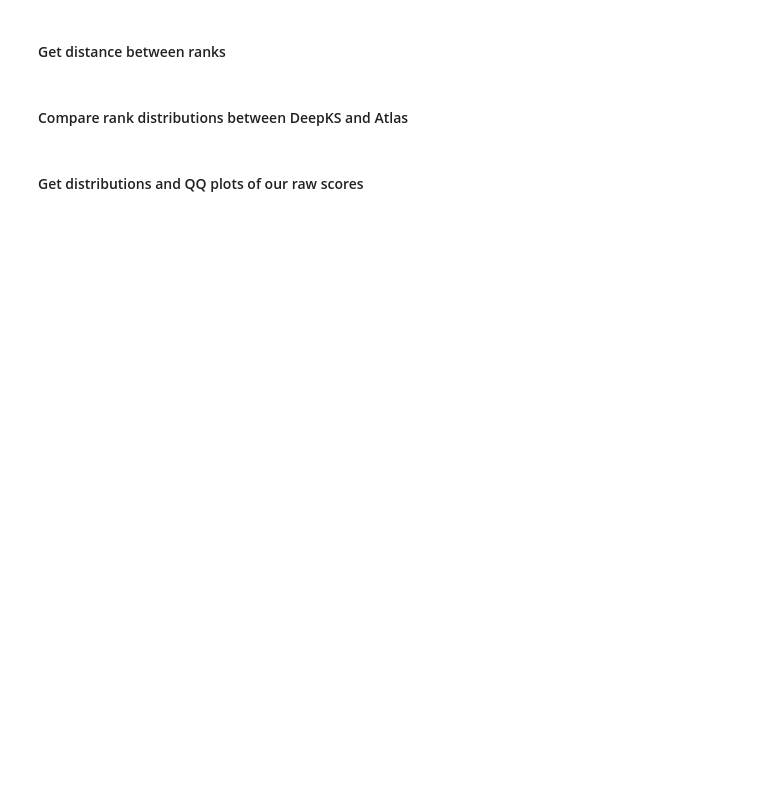
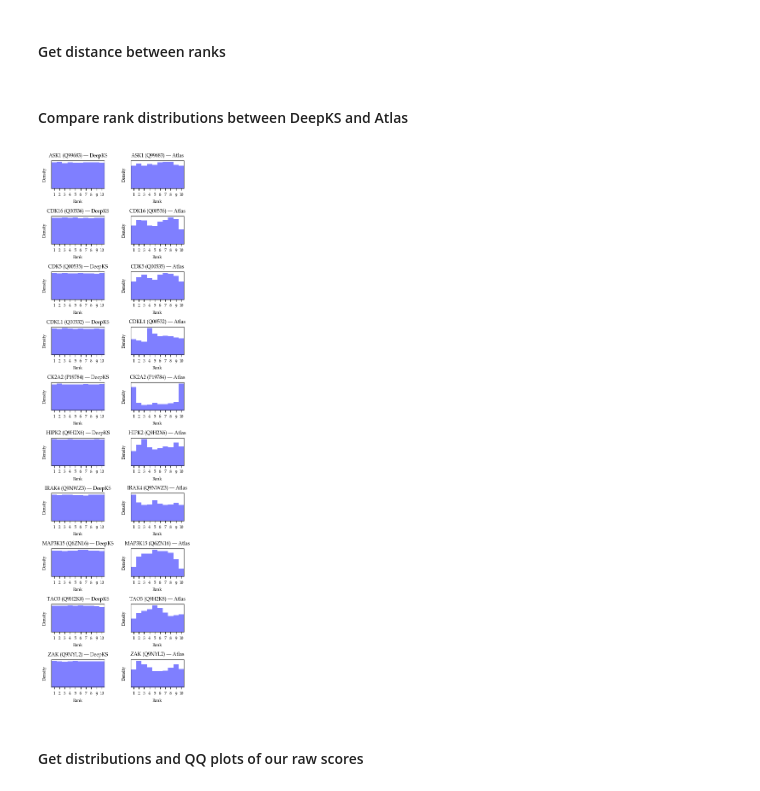
Before and after one commit to PNNL-Comp-Mass-Spec/DeepKS, a Jupyter notebook: discovery/nature_atlas/atlas_vs_deepks_2_figures.ipynb, the cells around one changed output. Cells and saved outputs as stored; diff of their text form; code cells hidden in the pictures; blank space fills up the shorter version.

```diff
--- a/discovery/nature_atlas/atlas_vs_deepks_2_figures.ipynb
+++ b/discovery/nature_atlas/atlas_vs_deepks_2_figures.ipynb
@@ -92,16 +98,19 @@ for c in range(10):
 # %%
 rcParams['font.size'] = 7
 titles = [x.replace("^Pctl", "").replace("^Rank", "").replace("|['", " (").replace("']", "").replace("['", "") + ")" for x in confusion_matrix.columns.tolist()]
 
-fig, ax = plt.subplots(nrows=10, ncols=2, figsize = (4, 16), gridspec_kw={'width_ratios': [0.5, 0.5], 'hspace': 0.5, 'wspace': 0.5})
+fig, ax = plt.subplots(nrows=10, ncols=2, figsize = (4, 16), gridspec_kw={'width_ratios': [0.5, 0.5], 'hspace': 1, 'wspace': 0.5})
 for j, ranks in enumerate([our_ranks, their_ranks]):
     for i, c in enumerate(ranks.columns):
         ax[i][j].hist(ranks[c], bins=[0.5+x for x in range(11)], color='blue', alpha=0.5, align='mid', density=True)
         ax[i][j].set_xlim(0.5, 10.5)
+        ax[i][j].set_xlabel("Rank")
         ax[i][j].set_ylabel("Density")
         ax[i][j].set_yticks([], [])
         ax[i][j].set_xticks(range(1, 11), [str(x) for x in range(1, 11)])
         ax[i][j].set_title(f"{titles[i]} — {'DeepKS' if j == 0 else 'Atlas'}")
+# %% [output]
+[figure, added]
 # %% [markdown]
 #### Get distributions and QQ plots of our raw scores
 # %%
```
Also changed, not shown: parts of 10 cells of this notebook, 5 other files.
